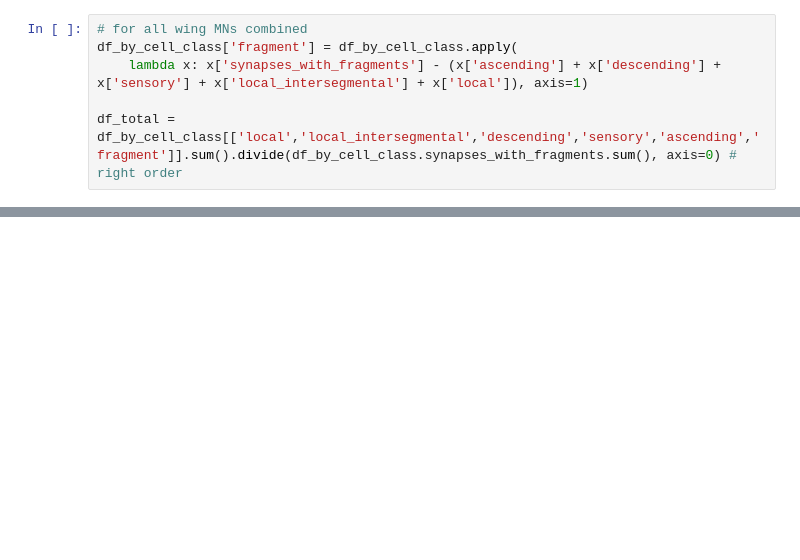
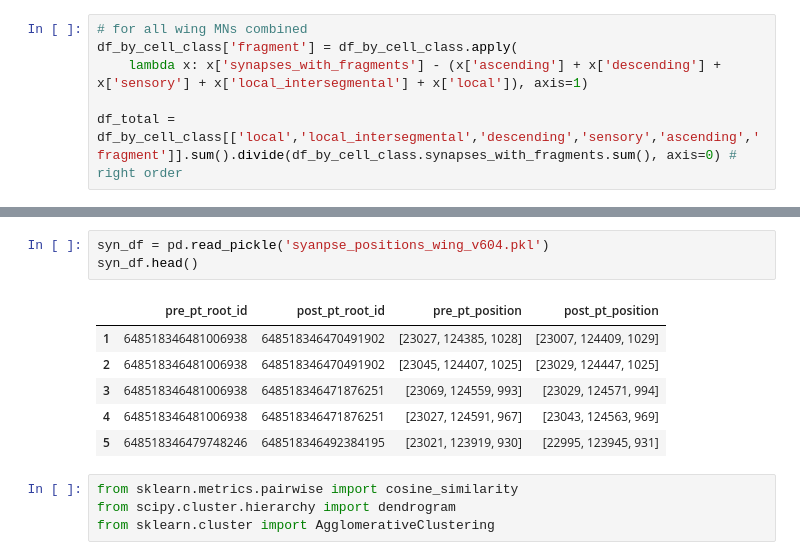
Before and after one commit to tuthill-lab/Lesser_Azevedo_2023, a Jupyter notebook: plot_from_pkl.ipynb, the cells around one changed output, grey strips where cells are left out. Cells and saved outputs as stored; diff of their text form; blank space fills up the shorter version.

```diff
--- a/plot_from_pkl.ipynb
+++ b/plot_from_pkl.ipynb
@@ -87,0 +154,14 @@ df_total
+# %%
+syn_df = pd.read_pickle('syanpse_positions_wing_v604.pkl')
+syn_df.head()
+# %% [output]
+|  | pre_pt_root_id | post_pt_root_id | pre_pt_position | post_pt_position |
+| 1 | 648518346481006938 | 648518346470491902 | [23027, 124385, 1028] | [23007, 124409, 1029] |
+| 2 | 648518346481006938 | 648518346470491902 | [23045, 124407, 1025] | [23029, 124447, 1025] |
+| 3 | 648518346481006938 | 648518346471876251 | [23069, 124559, 993] | [23029, 124571, 994] |
+| 4 | 648518346481006938 | 648518346471876251 | [23027, 124591, 967] | [23043, 124563, 969] |
+| 5 | 648518346479748246 | 648518346492384195 | [23021, 123919, 930] | [22995, 123945, 931] |
+# %%
+from sklearn.metrics.pairwise import cosine_similarity
+from scipy.cluster.hierarchy import dendrogram
+from sklearn.cluster import AgglomerativeClustering
```
Also changed, not shown: parts of 11 cells of this notebook.
